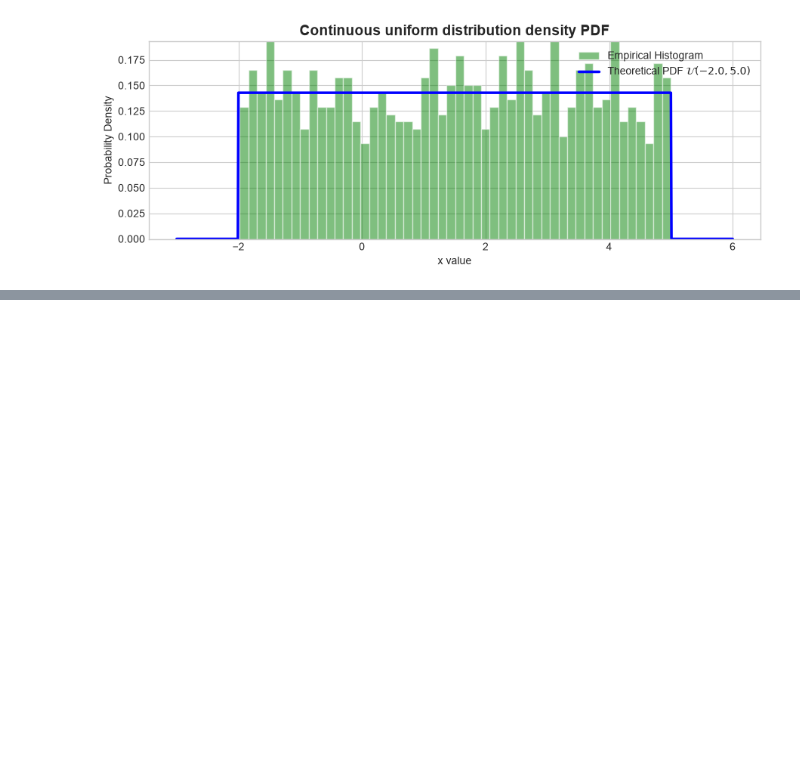
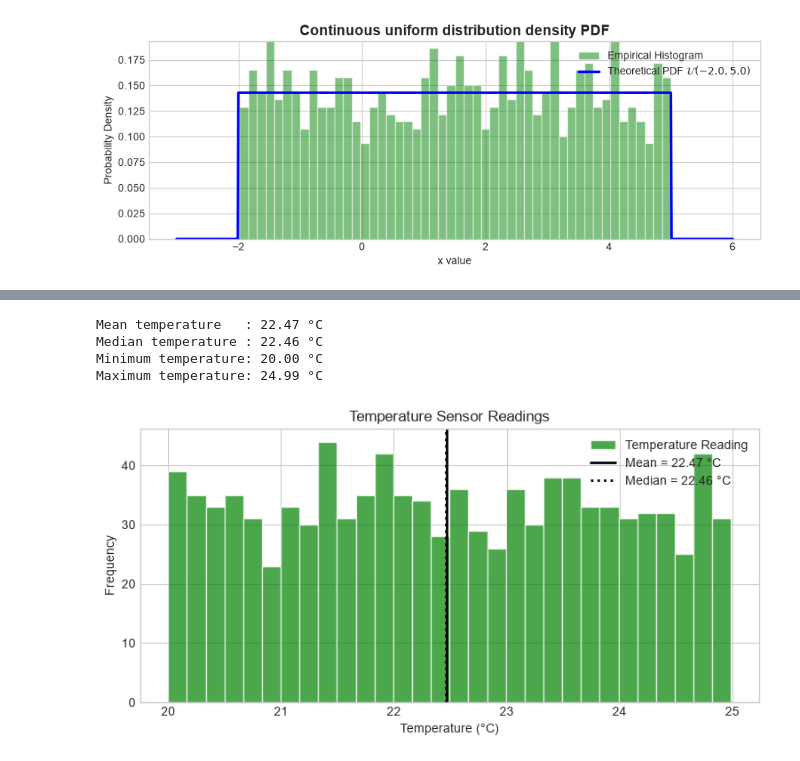
Before and after one commit to utsav1103/CDAC-AI, a Jupyter notebook: Data-analytics/day6/day6.ipynb, the cells around one changed output, grey strips where cells are left out. Cells and saved outputs as stored; diff of their text form; code cells hidden in the pictures; blank space fills up the shorter version.

```diff
--- a/Data-analytics/day6/day6.ipynb
+++ b/Data-analytics/day6/day6.ipynb
@@ -92,0 +100,56 @@ Theoretical Variance : 4.083333333333333 | Empirical Variance : 4.07025921854443
+# %%
+temperature = np.random.uniform(
+    low=20,
+    high=25,
+    size=1000
+)
+
+temp_mean = np.mean(temperature)
+
+temp_median = np.median(temperature)
+
+print(f"Mean temperature   : {temp_mean:.2f} °C")
+print(f"Median temperature : {temp_median:.2f} °C")
+print(f"Minimum temperature: {np.min(temperature):.2f} °C")
+print(f"Maximum temperature: {np.max(temperature):.2f} °C")
+
+# graph
+
+plt.figure(figsize=(9,4))
+plt.hist(
+    temperature,
+    bins=30,
+    color='green',
+    edgecolor='white',
+    label='Temperature Reading',
+    alpha=0.7
+)
+
+plt.axvline(
+    temp_mean,
+    color='black',
+    linestyle='-',
+    linewidth=2,
+    label=f'Mean = {temp_mean:.2f} °C'
+)
+
+plt.axvline(
+    temp_median,
+    color='black',
+    linestyle=':',
+    linewidth=2,
+    label=f'Median = {temp_median:.2f} °C'
+)
+
+plt.title("Temperature Sensor Readings")
+plt.xlabel("Temperature (°C)")
+plt.ylabel("Frequency")
+plt.legend()
+
+plt.show()
+# %% [output]
+Mean temperature   : 22.47 °C
+Median temperature : 22.46 °C
+Minimum temperature: 20.00 °C
+Maximum temperature: 24.99 °C
+[figure, added]
```
Also changed, not shown: parts of 5 cells of this notebook.
